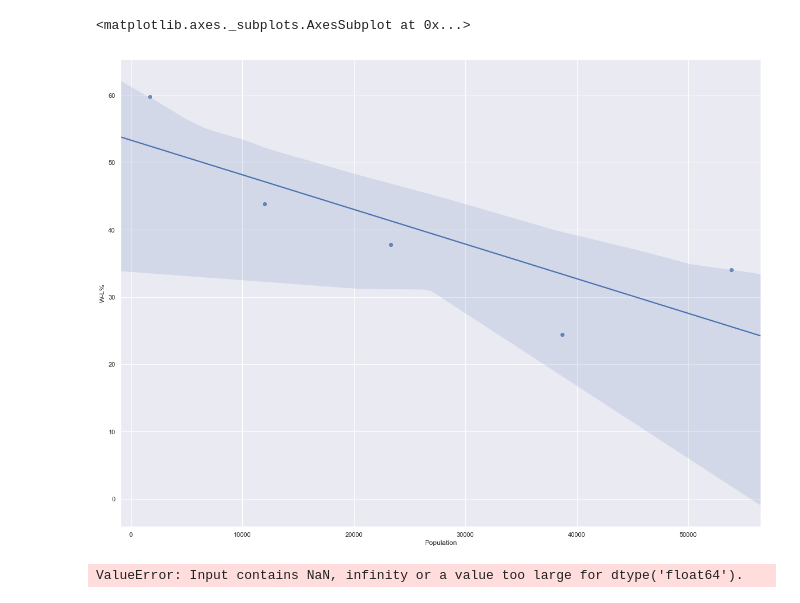
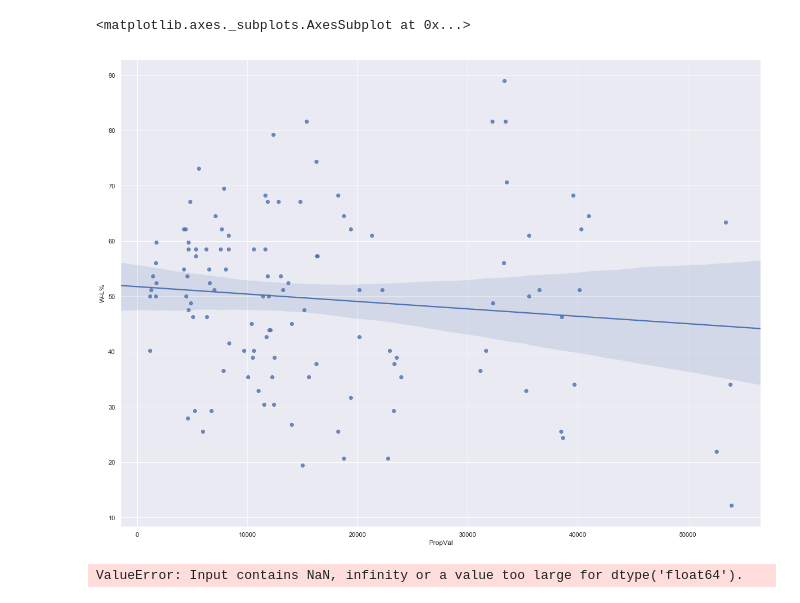
Before and after one commit to Git-hSin/TeamPerformanceCommImpact, a Jupyter notebook: tim_sports/CensusSource1.ipynb, the cells around one changed output. Drawn from its saved outputs; the diff is of its cells as text; code cells hidden in the pictures.

```diff
--- a/tim_sports/CensusSource1.ipynb
+++ b/tim_sports/CensusSource1.ipynb
@@ -96,14 +96,14 @@ urlend = '&for=zip%20code%20tabulation%20area:*'
 #, are a single string within the call, notice the reports & reports names are in inverse order
 
 reportsf = 'S1902_C01_001E,S2409_C05_006E,S1251_C01_001E,S2301_C01_001E,S1701_C01_001E'
-reportsd = 'B01003_001E,B19013_001E,B19301_001E'
+reportsd = 'B01003_001E,B19013_001E,B19301_001E,B25075_001E'
 reportnames = ['PopInPoverty','PopEmployed','MarriedPastYr','PercentFemaleEmployed','EstMeanIncAll']
-reportnamesd = ['Per Capita Income','Household Income','Population']
+reportnamesd = ['PropVal', 'Per Capita Income','Household Income','Population']
 
 
 
 # The looped variable in the calls are the years
-years = ['2016', '2017']
+years = ['2014', '2015', '2016', '2017']
 
 # Intialize empty lists to store call urls and json requests of reports by running a for loop appending each url in a string.
 
@@ -132,7 +132,7 @@ for i, year in enumerate(years):
 
 df_full2 = pd.DataFrame()
 for i, year in enumerate(years):
-    df_two = pd.DataFrame([[g[4], g[3], g[2], g[1]] for g in reports2[i][1:]], columns = ['zip'] + reportnamesd)
+    df_two = pd.DataFrame([[g[5], g[4], g[3], g[2], g[1]] for g in reports2[i][1:]], columns = ['zip'] + reportnamesd)
     df_two['year'] = years[i]
     df_full2 = df_full2.append(df_two, ignore_index=True).reset_index(drop=True)
 # %%
@@ -168,8 +168,9 @@ df_full1['PercentFemaleEmployed'] = df_full1['PercentFemaleEmployed'].astype(flo
 
 df_full2['zip'] = df_full2['zip'].astype('str')
 df_full2['Per Capita Income'] = df_full2['Per Capita Income'].astype('str')
-df_full2['Household Income'] = df_full2['Household Income'].astype('int')
+df_full2['Household Income'] = df_full2['Household Income'].astype('str')
 df_full2['Population'] = df_full2['Population'].astype('int')
+df_full2['PropVal'] = df_full2['Population'].astype('int')
 # %%
 df_full2.dtypes
 # %% [output]
@@ -228,10 +230,10 @@ NBACensusDF1= pd.merge(df_full2, NBA_Sliced, left_on = ['year','zip'], right_on
 #NFLCensusDF = NFLCensusDF.dropna()
 #NFLCensusDF = NFLCensusDF.reset_index(drop=True).head()
 
-NBACensusDF = NBACensusDF.dropna()
-NBACensusDF = NBACensusDF.reset_index(drop=True).head()
-NBACensusDF1 = NBACensusDF1.dropna()
-NBACensusDF1 = NBACensusDF1.reset_index(drop=True).head()
+#NBACensusDF = NBACensusDF.dropna()
+#NBACensusDF = NBACensusDF.reset_index(drop=True).head()
+#NBACensusDF1 = NBACensusDF1.dropna()
+#NBACensusDF1 = NBACensusDF1.reset_index(drop=True).head()
 # %%
 # As seen, each zip & year has a performance metric to be compared against the other census metric expressions.
 
@@ -246,14 +260,15 @@ NFLCensusDF1.head()
 # %%
 #sns.regplot(x="PercentFemaleEmployed", y="W-L%", data=NBACensusDF)
 #sns.regplot(x="PopInPoverty", y="W-L%", data=NBACensusDF)
 #sns.regplot(x="PopEmployed", y="W-L%", data=NBACensusDF)
 #sns.regplot(x="MarriedPastYr", y="W-L%", data=NBACensusDF)
 #sns.regplot(x="EstMeanIncAll", y="W-L%", data=NBACensusDF)
 #sns.regplot(x="Household Income", y="W-L%", data=NBACensusDF1)
-sns.regplot(x="Population", y="W-L%", data =NBACensusDF1)
+#sns.regplot(x="Population", y="W-L%", data =NBACensusDF1)
+sns.regplot(x="PropVal", y="W-L%", data =NBACensusDF1)
 # %% [output]
 <matplotlib.axes._subplots.AxesSubplot at 0x...>
-[figure, old version]
+[figure, new version]
 # %%
 x = NFLCensusDF['PercentFemaleEmployed'].values
 x = x.reshape(-1,1)
```
Also changed, not shown: parts of 4 cells of this notebook.
